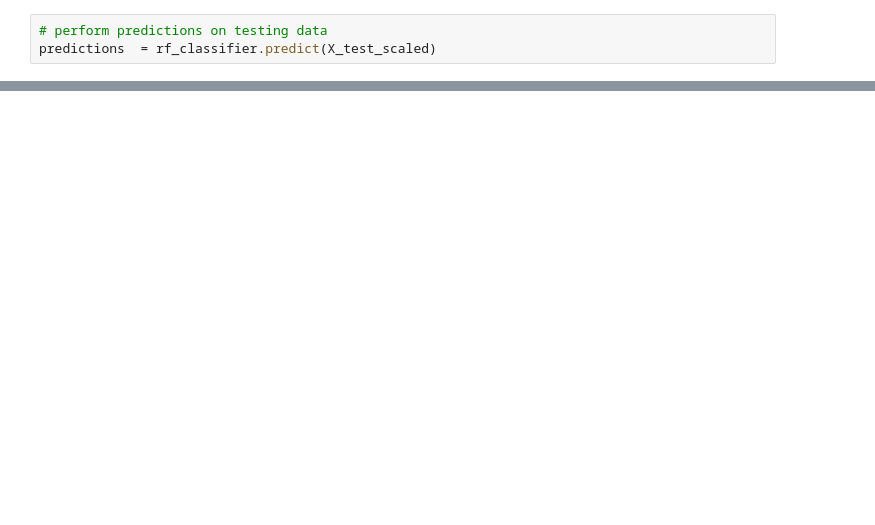
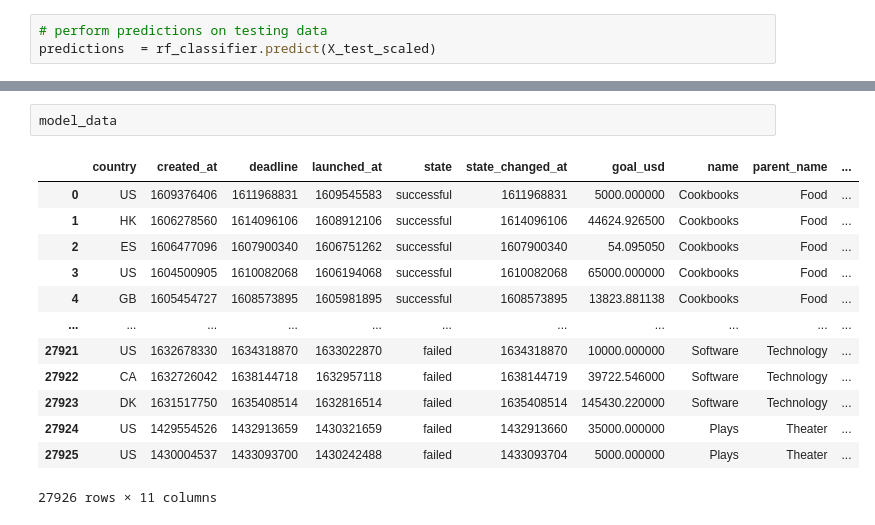
Before and after one commit to yeewaifatt/Project-2---Predicting-Crowdfunding-Outcomes, a Jupyter notebook: rf_model.ipynb, the cells around one changed output, grey strips where cells are left out. Saved outputs shown, nothing was run; the diff lists cells and outputs as text; blank space fills up the shorter version.

```diff
--- a/rf_model.ipynb
+++ b/rf_model.ipynb
@@ -140,0 +167,16 @@ array([[  28,  248,    2,    0],
+# %%
+model_data
+# %% [output]
+|  | country | created_at | deadline | launched_at | state | state_changed_at | goal_usd | name | parent_name | ... |
+| 0 | US | 1609376406 | 1611968831 | 1609545583 | successful | 1611968831 | 5000.000000 | Cookbooks | Food | ... |
+| 1 | HK | 1606278560 | 1614096106 | 1608912106 | successful | 1614096106 | 44624.926500 | Cookbooks | Food | ... |
+| 2 | ES | 1606477096 | 1607900340 | 1606751262 | successful | 1607900340 | 54.095050 | Cookbooks | Food | ... |
+| 3 | US | 1604500905 | 1610082068 | 1606194068 | successful | 1610082068 | 65000.000000 | Cookbooks | Food | ... |
+| 4 | GB | 1605454727 | 1608573895 | 1605981895 | successful | 1608573895 | 13823.881138 | Cookbooks | Food | ... |
+| ... | ... | ... | ... | ... | ... | ... | ... | ... | ... | ... |
+| 27921 | US | 1632678330 | 1634318870 | 1633022870 | failed | 1634318870 | 10000.000000 | Software | Technology | ... |
+| 27922 | CA | 1632726042 | 1638144718 | 1632957118 | failed | 1638144719 | 39722.546000 | Software | Technology | ... |
+| 27923 | DK | 1631517750 | 1635408514 | 1632816514 | failed | 1635408514 | 145430.220000 | Software | Technology | ... |
+| 27924 | US | 1429554526 | 1432913659 | 1430321659 | failed | 1432913660 | 35000.000000 | Plays | Theater | ... |
+| 27925 | US | 1430004537 | 1433093700 | 1430242488 | failed | 1433093704 | 5000.000000 | Plays | Theater | ... |
+27926 rows × 11 columns
```
Also changed, not shown: parts of 10 cells of this notebook, 1 other file.
